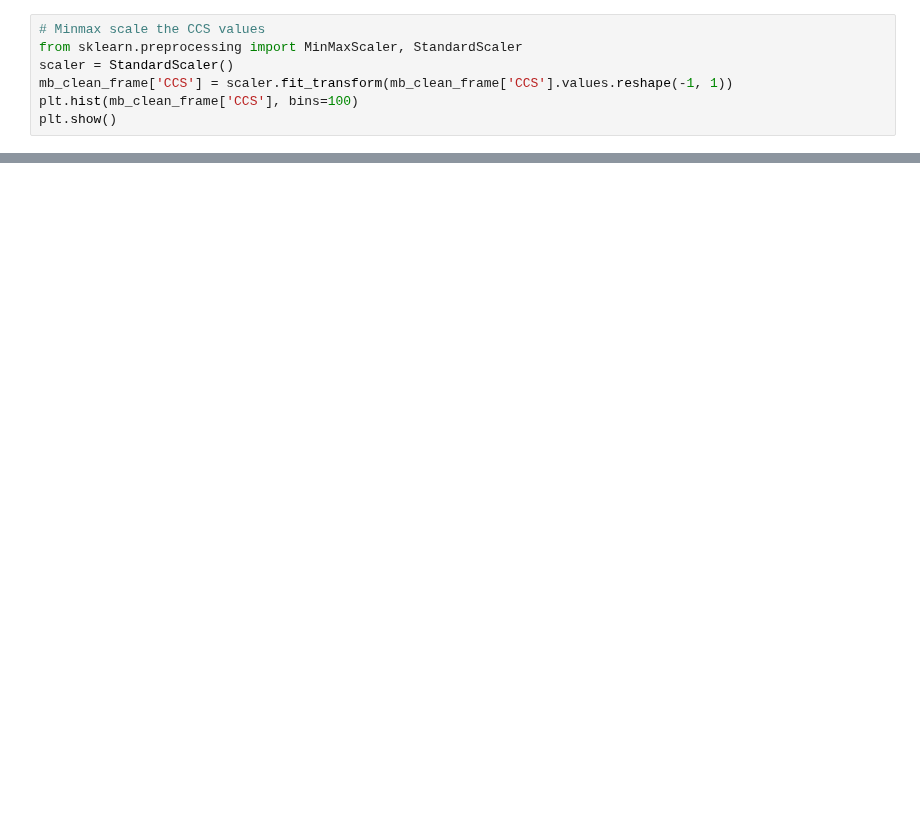
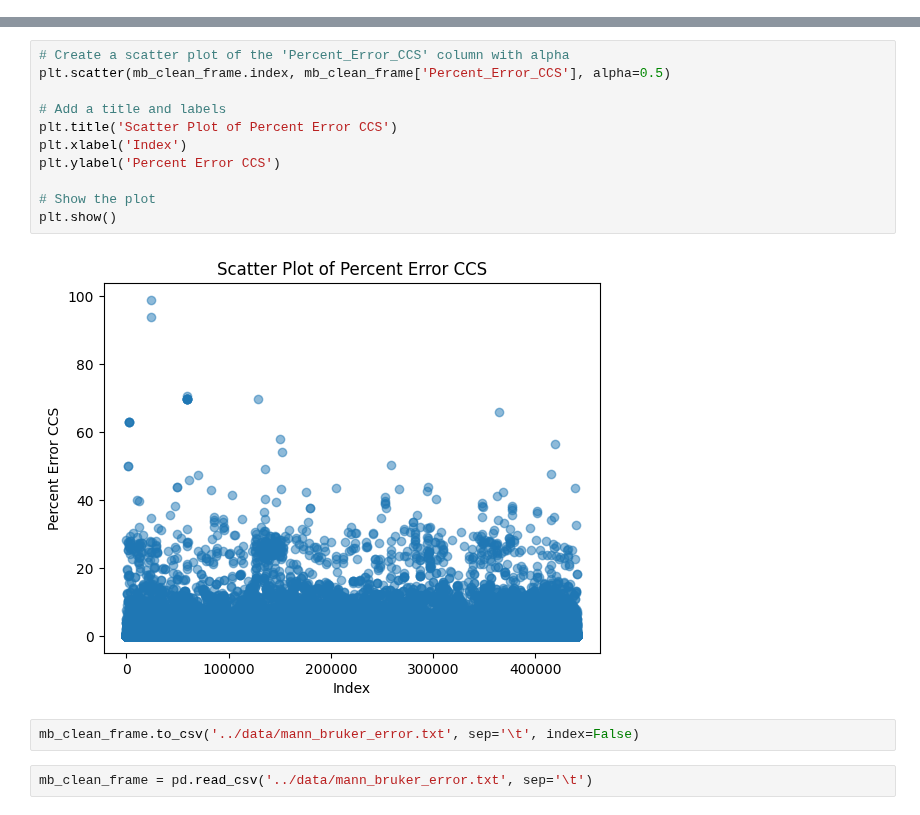
Before and after one commit to IngiumDev/ion-mobility-prediction, a Jupyter notebook: milestone_plots/Dateset_error.ipynb, the cells around one changed output, grey strips where cells are left out. Cells and saved outputs as stored; diff of their text form; blank space fills up the shorter version.

Commit message:
Added external dataset, reran RF results, added dataset error calculation

```diff
--- a/milestone_plots/Dateset_error.ipynb
+++ b/milestone_plots/Dateset_error.ipynb
@@ -47,7 +44,0 @@ plt.show()
-# %%
-# Minmax scale the CCS values
-from sklearn.preprocessing import MinMaxScaler, StandardScaler
-scaler = StandardScaler()
-mb_clean_frame['CCS'] = scaler.fit_transform(mb_clean_frame['CCS'].values.reshape(-1, 1))
-plt.hist(mb_clean_frame['CCS'], bins=100)
-plt.show()
@@ -60,0 +73,17 @@ See the caveats in the documentation: https://pandas.pydata.org/pandas-docs/stab
+# %%
+# Create a scatter plot of the 'Percent_Error_CCS' column with alpha
+plt.scatter(mb_clean_frame.index, mb_clean_frame['Percent_Error_CCS'], alpha=0.5)
+
+# Add a title and labels
+plt.title('Scatter Plot of Percent Error CCS')
+plt.xlabel('Index')
+plt.ylabel('Percent Error CCS')
+
+# Show the plot
+plt.show()
+# %% [output]
+[figure, added]
+# %%
+mb_clean_frame.to_csv('../data/mann_bruker_error.txt', sep='\t', index=False)
+# %%
+mb_clean_frame = pd.read_csv('../data/mann_bruker_error.txt', sep='\t')
```
Also changed, not shown: parts of 9 cells of this notebook, 3 other files.
